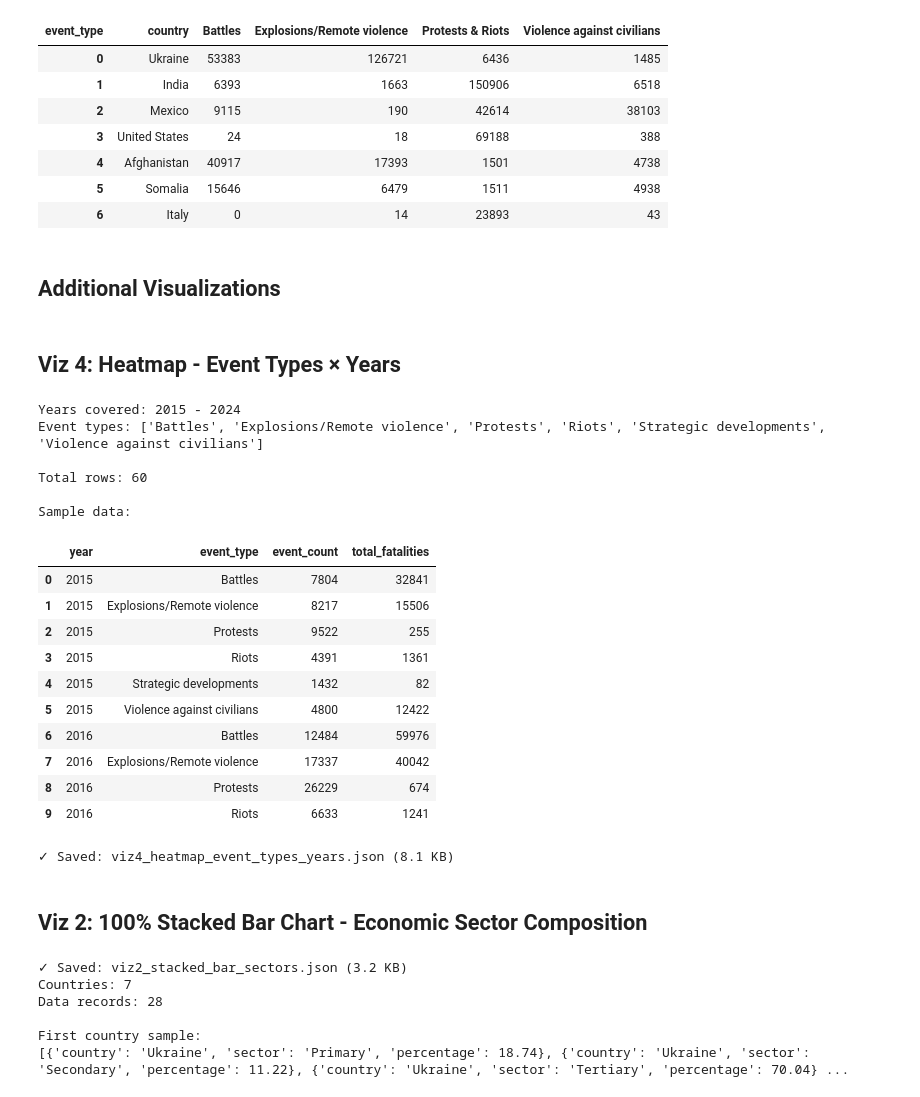
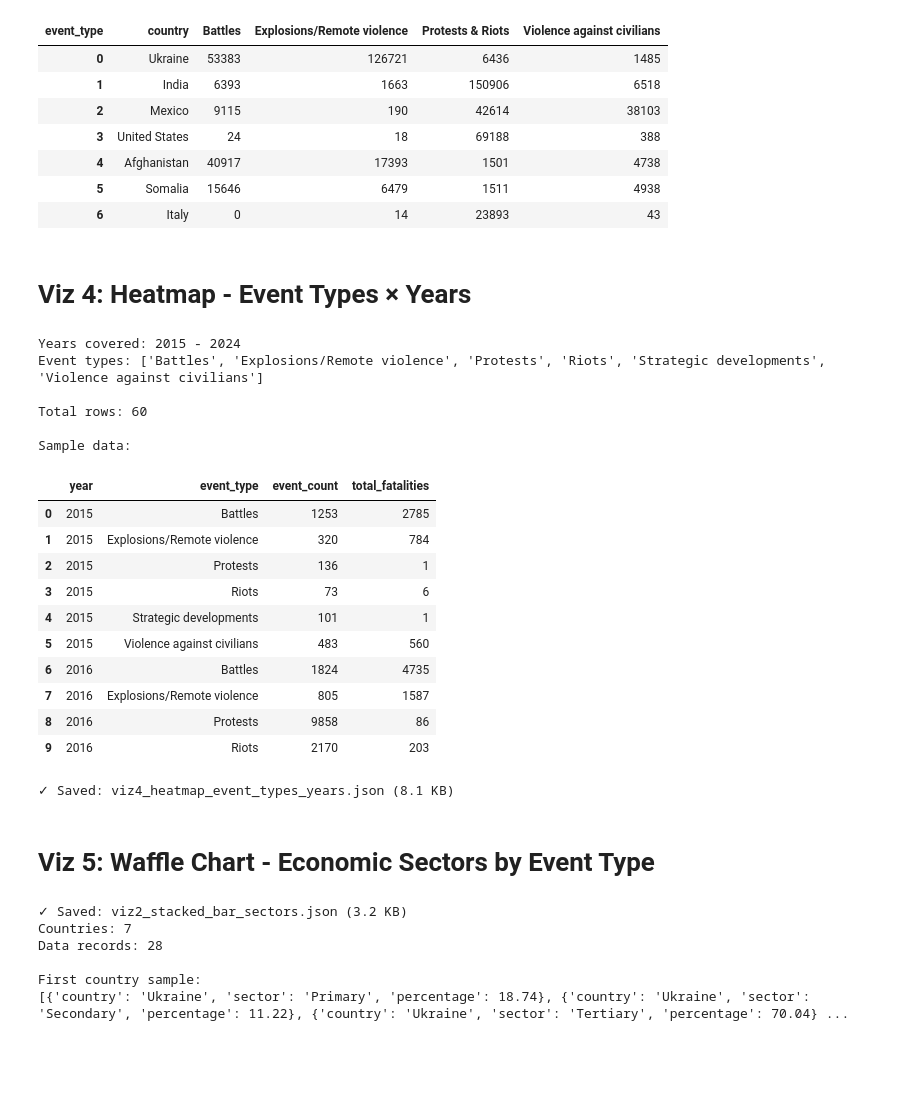
Before and after one commit to unige-vizis/vizis, a Jupyter notebook: data-processing/notebooks/week1-visualisations.ipynb, the cells around one changed output. Drawn from its saved outputs; the diff is of its cells as text; code cells hidden in the pictures; blank space fills up the shorter version.

```diff
--- a/data-processing/notebooks/week1-visualisations.ipynb
+++ b/data-processing/notebooks/week1-visualisations.ipynb
@@ -242,5 +331,3 @@ Event types: ['Battles', 'Explosions/Remote violence', 'Protests & Riots', 'Viol
 | 4 | Afghanistan | 40917 | 17393 | 1501 | 4738 |
 | 5 | Somalia | 15646 | 6479 | 1511 | 4938 |
 | 6 | Italy | 0 | 14 | 23893 | 43 |
-# %% [markdown]
-## Additional Visualizations
@@ -251,44 +334,49 @@ Event types: ['Battles', 'Explosions/Remote violence', 'Protests & Riots', 'Viol
 # %% [markdown]
-## Viz 4: Heatmap - Event Types × Years
+# Viz 4: Heatmap - Event Types × Years
 # %%
+highlighted_countries = ['Ukraine', 'India', 'Mexico', 'United States', 'Afghanistan', 'Somalia', 'Italy']
+
+# filter to only the 7 highlighted countries
+df_acled_recent = df_acled_recent[df_acled_recent['country'].isin(highlighted_countries)].copy()
+
 # Group by year and event_type
 heatmap_data = df_acled_recent.groupby(['year', 'event_type']).agg({
     'event_id_cnty': 'count',
     'fatalities': 'sum'
 }).reset_index()
 
 # Rename columns for clarity
 heatmap_data.columns = ['year', 'event_type', 'event_count', 'total_fatalities']
 
 # Clean and convert data types
 heatmap_data['year'] = heatmap_data['year'].astype(int)
 heatmap_data['event_count'] = heatmap_data['event_count'].astype(int)
 heatmap_data['total_fatalities'] = heatmap_data['total_fatalities'].astype(int)
 
 # Preview the data
 print(f"Years covered: {heatmap_data['year'].min()} - {heatmap_data['year'].max()}")
 print(f"Event types: {sorted(heatmap_data['event_type'].unique())}")
 print(f"\nTotal rows: {len(heatmap_data):,}")
 print("\nSample data:")
 heatmap_data.head(10)
 # %% [output]
 Years covered: 2015 - 2024
 Event types: ['Battles', 'Explosions/Remote violence', 'Protests', 'Riots', 'Strategic developments', 'Violence against civilians']
 
 Total rows: 60
 
 Sample data:
 |  | year | event_type | event_count | total_fatalities |
-| 0 | 2015 | Battles | 7804 | 32841 |
-| 1 | 2015 | Explosions/Remote violence | 8217 | 15506 |
-| 2 | 2015 | Protests | 9522 | 255 |
-| 3 | 2015 | Riots | 4391 | 1361 |
-| 4 | 2015 | Strategic developments | 1432 | 82 |
-| 5 | 2015 | Violence against civilians | 4800 | 12422 |
-| 6 | 2016 | Battles | 12484 | 59976 |
-| 7 | 2016 | Explosions/Remote violence | 17337 | 40042 |
-| 8 | 2016 | Protests | 26229 | 674 |
-| 9 | 2016 | Riots | 6633 | 1241 |
+| 0 | 2015 | Battles | 1253 | 2785 |
+| 1 | 2015 | Explosions/Remote violence | 320 | 784 |
+| 2 | 2015 | Protests | 136 | 1 |
+| 3 | 2015 | Riots | 73 | 6 |
+| 4 | 2015 | Strategic developments | 101 | 1 |
+| 5 | 2015 | Violence against civilians | 483 | 560 |
+| 6 | 2016 | Battles | 1824 | 4735 |
+| 7 | 2016 | Explosions/Remote violence | 805 | 1587 |
+| 8 | 2016 | Protests | 9858 | 86 |
+| 9 | 2016 | Riots | 2170 | 203 |
 # %%
 # Prepare metadata and save to JSON
 metadata = {
@@ -311,8 +399,8 @@ with open(output_file, 'w', encoding='utf-8') as f:
 print(f"✓ Saved: {output_file.name} ({output_file.stat().st_size / 1024:.1f} KB)")
 # %% [output]
 ✓ Saved: viz4_heatmap_event_types_years.json (8.1 KB)
-# %% [markdown]
-## Viz 2: 100% Stacked Bar Chart - Economic Sector Composition
+# %% [markdown]
+# Viz 5: Waffle Chart - Economic Sectors by Event Type
 # %%
 # Filter to only the 7 highlighted countries in specific order
 highlighted_countries = ['Ukraine', 'India', 'Mexico', 'United States', 'Afghanistan', 'Somalia', 'Italy']
```
Also changed, not shown: parts of 10 cells of this notebook, 30 other files.
